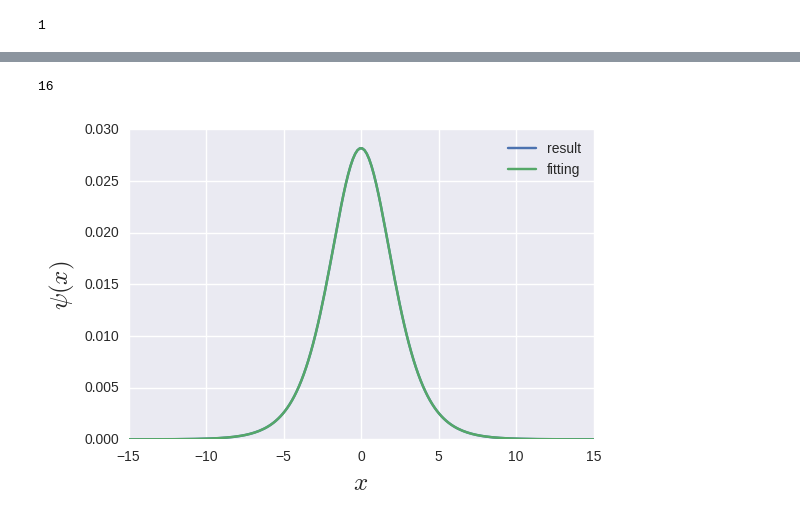
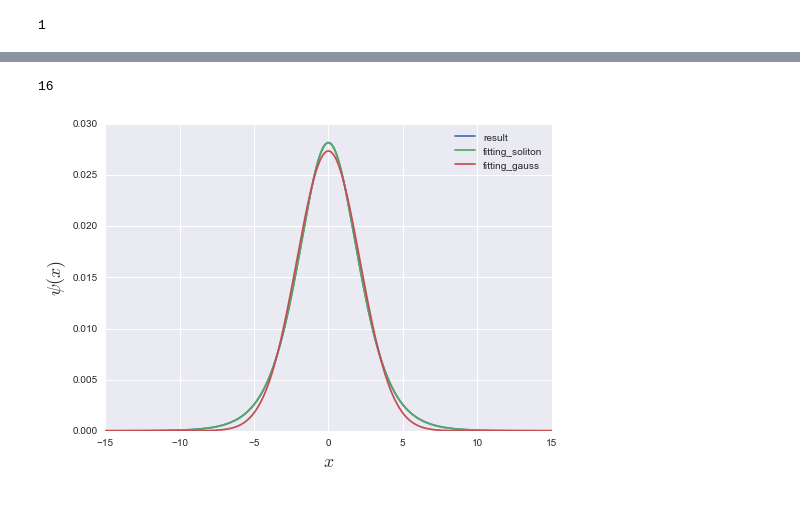
Before and after one commit to jabberwocky0139/QiitaArticles, a Jupyter notebook: numeric.ipynb, the cells around one changed output, grey strips where cells are left out. Saved outputs shown, nothing was run; the diff lists cells and outputs as text; code cells hidden in the pictures.

```diff
--- a/numeric.ipynb
+++ b/numeric.ipynb
@@ -235,6 +238,9 @@ from scipy.optimize import curve_fit
 
 def bright_soliton(x, a, b):
     return (b / np.cosh(a * x))**2
+
+def gauss_function(x, a, b):
+    return a * np.exp(-b * x**2)
 
 def h(x):
     return x * np.exp(-x**2)
@@ -252,33 +258,35 @@ K = (dx**-2 * (2 * K - K_sub - K_sub.T)) * 0.5
 v, w, mu = np.array([h(x)]).reshape(N, 1), np.array([3]), 0
 
 i = 0
 #while np.all(abs(psi - v.T[np.argmin(w)]) > 1e-30):
 while abs(w[np.argmin(w)] - mu) > 1e-5:
 
     # update mu
     mu = w[np.argmin(w)]
 
     # make G matrix
     G = g * np.diag(np.abs(v.T[np.argmin(w)])**2)
 
     # solve
     T = K + G
     w, v = np.linalg.eigh(T)
     i += 1
 print(i)
 a, b = 1, 1
 # print(i, w[:7])
 result = v.T[0]**2
 plt.plot(x, result, label="result")
 
-param = curve_fit(bright_soliton, x, result)[0]
+param_soliton = curve_fit(bright_soliton, x, result)[0]
+param_gauss = curve_fit(gauss_function, x, result)[0]
 
-plt.plot(x, bright_soliton(x, param[0], param[1]), label="fitting")
+plt.plot(x, bright_soliton(x, param_soliton[0], param_soliton[1]), label="fitting_soliton")
+plt.plot(x, gauss_function(x, param_gauss[0], param_gauss[1]), label="fitting_gauss")
 plt.xlabel(r'$x$', fontsize=18)
 plt.ylabel(r"$\psi(x)$", fontsize=18)
 
 plt.legend()
 plt.show()
 # %% [output]
 16
-[figure, old version]
+[figure, new version]
```
Also changed, not shown: parts of 9 cells of this notebook, 7 other files.
